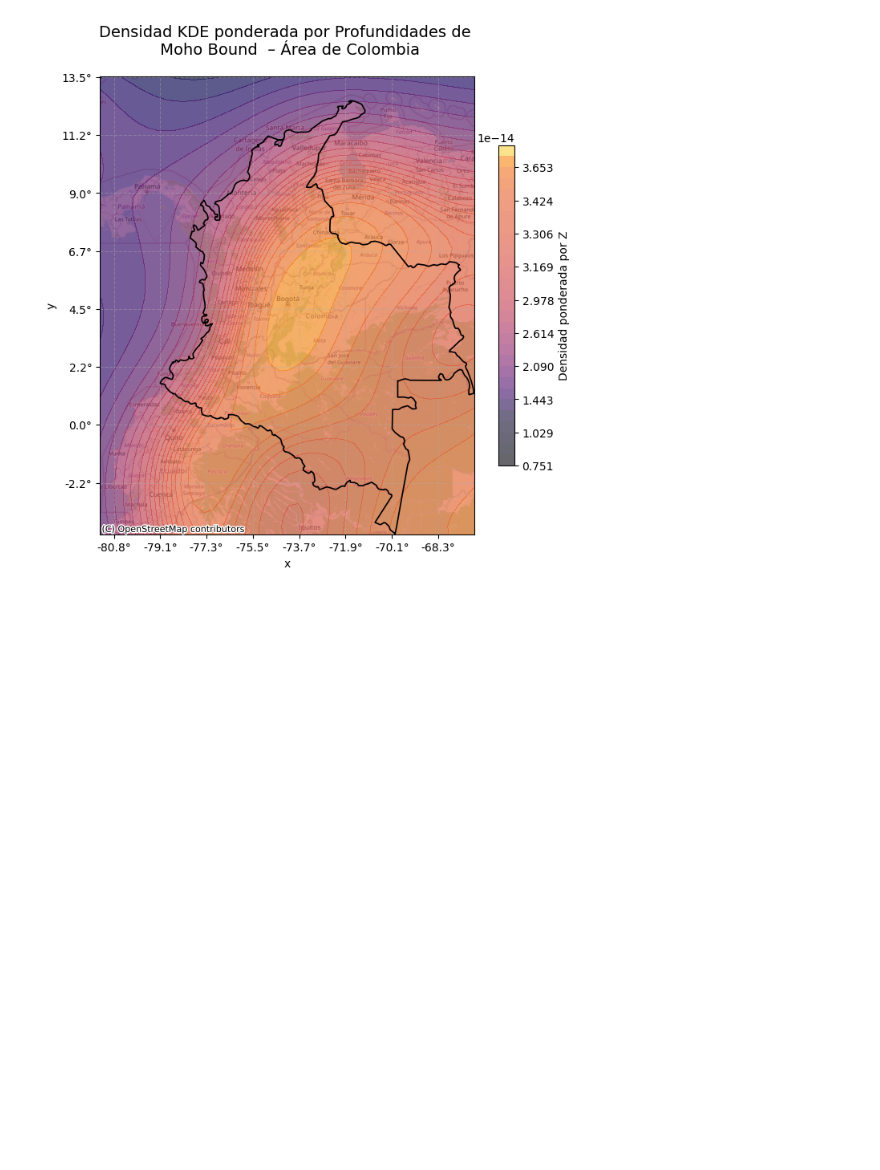
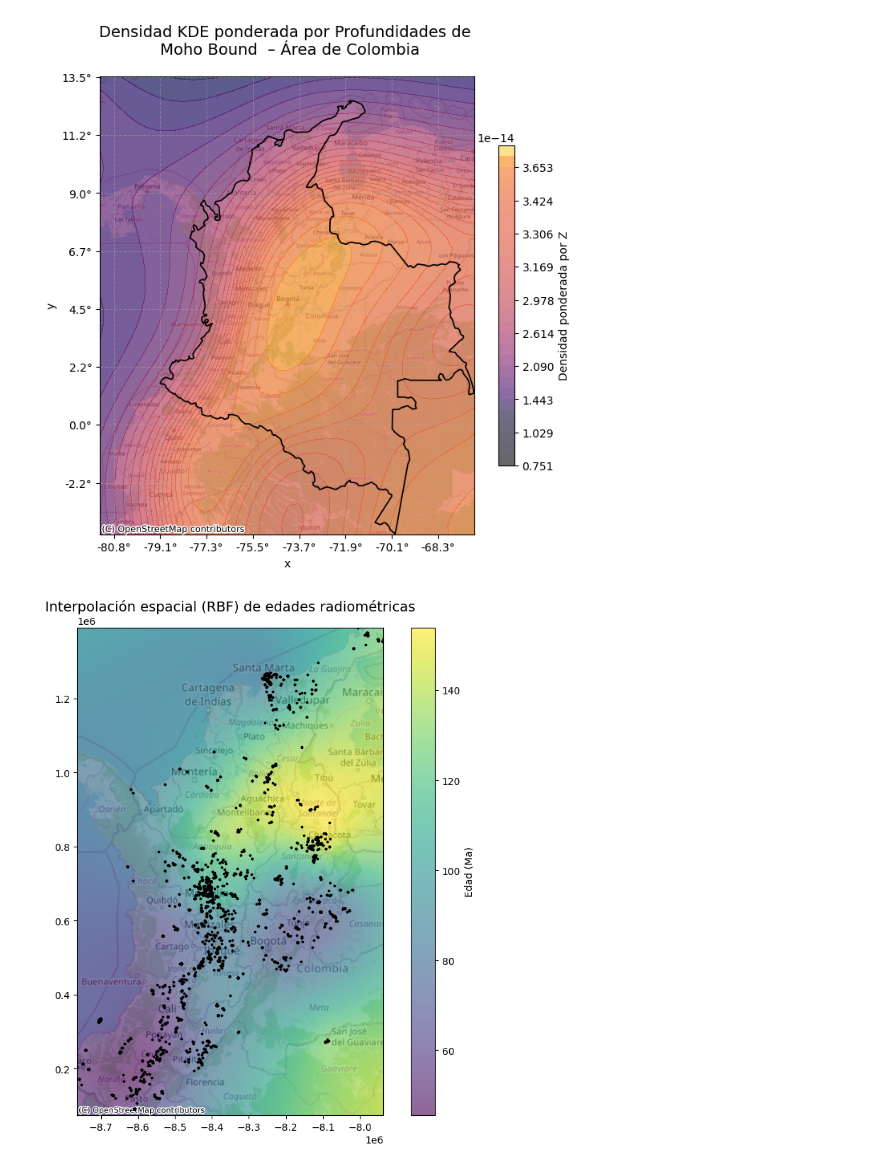
Before and after one commit to Santiagocruz97/AGE, a Jupyter notebook: Codigo/Proyecto_AG_SCA.ipynb, the cells around one changed output. Drawn from its saved outputs; the diff is of its cells as text; code cells hidden in the pictures; blank space fills up the shorter version.

```diff
--- a/Codigo/Proyecto_AG_SCA.ipynb
+++ b/Codigo/Proyecto_AG_SCA.ipynb
@@ -473,3 +473,56 @@ plt.tight_layout()
 plt.show()
 # %% [output]
 [figure]
+# %%
+import geopandas as gpd
+import pandas as pd
+import numpy as np
+import matplotlib.pyplot as plt
+from scipy.interpolate import Rbf
+import contextily as ctx
+
+# === 1. Cargar datos y reproyectar ===
+gdf = gpd.read_file("C:/Git_SCA/AGE/Dataciones").to_crs(epsg=3857)
+
+# Convertir EdadMa a float y eliminar nulos
+gdf['EdadMa'] = pd.to_numeric(gdf['EdadMa'].str.replace(',', '.'), errors='coerce')
+gdf = gdf[gdf['EdadMa'].notna()]
+
+# === 🔍 2. Filtrar edades mayores a 4000 Ma ===
+gdf = gdf[gdf['EdadMa'] <= 500]
+
+# === 3. Extraer coordenadas y valores ===
+x = gdf.geometry.x.values
+y = gdf.geometry.y.values
+z = gdf['EdadMa'].values
+
+# === 4. Crear malla regular ===
+minx, miny, maxx, maxy = gdf.total_bounds
+grid_x, grid_y = np.mgrid[minx:maxx:500j, miny:maxy:500j]
+
+# === 5. Crear modelo RBF e interpolar ===
+rbf = Rbf(x, y, z, function='multiquadric', smooth=1000)
+grid_z = rbf(grid_x, grid_y)
+
+# === 6. Graficar ===
+fig, ax = plt.subplots(figsize=(8, 8))
+c = ax.imshow(
+    grid_z.T,
+    extent=(minx, maxx, miny, maxy),
+    origin='lower',
+    cmap='viridis',
+    alpha=0.6,
+    zorder=2
+)
+
+# Mapa base y puntos
+ctx.add_basemap(ax, crs='EPSG:3857', source=ctx.providers.OpenStreetMap.Mapnik, zorder=1)
+gdf.plot(ax=ax, markersize=3, color='black', zorder=3)
+
+# Colorbar y título
+plt.colorbar(c, ax=ax, label='Edad (Ma)')
+plt.title("Interpolación espacial (RBF) de edades radiométricas", fontsize=14)
+plt.tight_layout()
+plt.show()
+# %% [output]
+[figure, added]
```
Also changed, not shown: parts of 1 cell of this notebook, 8 other files.
